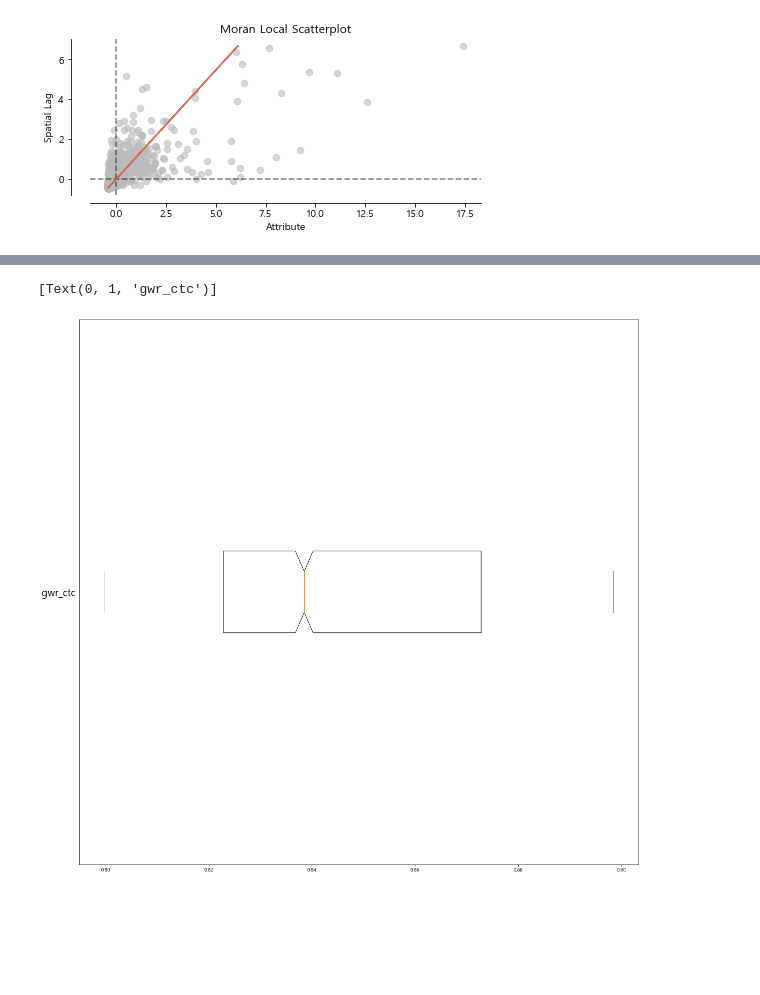
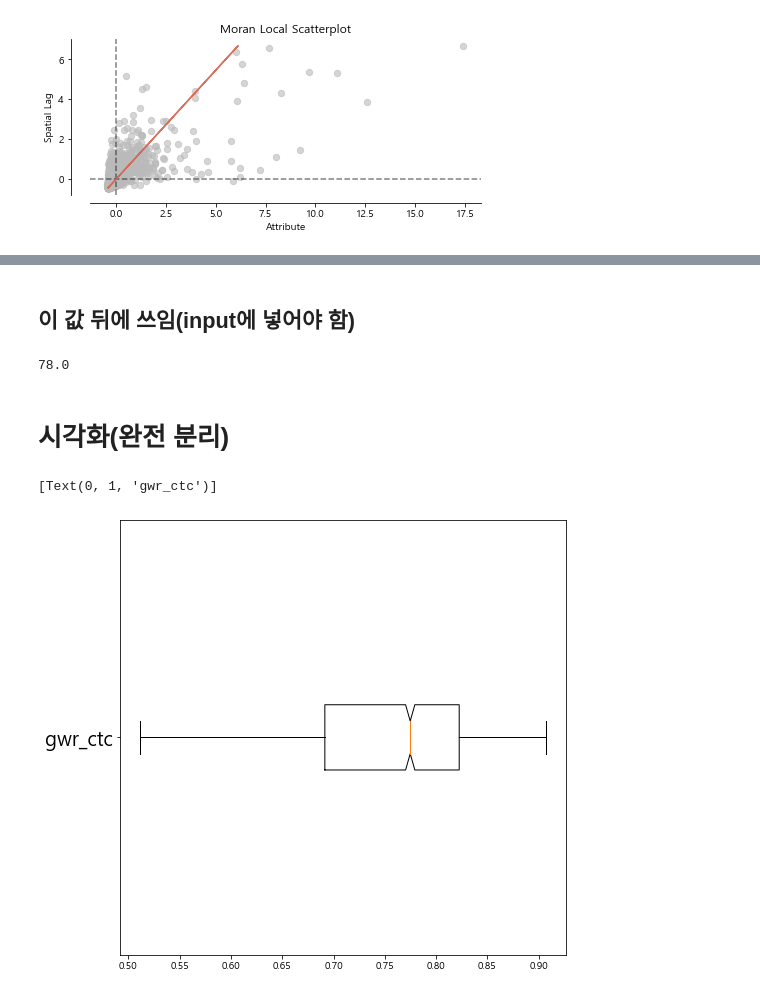
Before and after one commit to yxbxn/COMPAS2021-Suwon, a Jupyter notebook: 지리가중회귀-수원시.ipynb, the cells around one changed output, grey strips where cells are left out. Drawn from its saved outputs; the diff is of its cells as text; code cells hidden in the pictures; blank space fills up the shorter version.

```diff
--- a/지리가중회귀-수원시.ipynb
+++ b/지리가중회귀-수원시.ipynb
@@ -23,11 +23,18 @@ from folium.plugins import HeatMap, MarkerCluster
 from geopandas import GeoDataFrame
 from folium import Choropleth
 import matplotlib
+matplotlib.rcParams['axes.unicode_minus'] = False
 from datetime import datetime
+import seaborn as sns
 # GetCompasData로 주피터 노트북 경로에 파일 저장
 import pandas as pd
 import geopandas as gpd
 import matplotlib.pyplot as plt
 from shapely.geometry import Point, Polygon, LineString
 from fiona.crs import from_string
+from splot.esda import moran_scatterplot
+from splot.esda import lisa_cluster
+from mgwr.utils import shift_colormap, truncate_colormap
+import statsmodels.api as sm
+
 matplotlib.rcParams['font.family']="Malgun Gothic"
@@ -750,0 +710,7 @@ pd.DataFrame(gwr_result_ctc.y_bar).to_csv('pred_ctc.csv')
+# %% [markdown]
+## 이 값 뒤에 쓰임(input에 넣어야 함)
+# %%
+####### 반드시 기억 후 복붙하기 ########
+gwr_bw_ctc
+# %% [output]
+78.0
@@ -751,11 +722,14 @@ pd.DataFrame(gwr_result_ctc.y_bar).to_csv('pred_ctc.csv')
+# %% [markdown]
+# 시각화(완전 분리)
 # %%
 #모델별 R2 분포 확인
+localr2=np.load("gwr_localr2.npy")
 
-plt.figure(figsize=(20, 20))
-plt.boxplot([gwr_result_ctc.localR2.reshape(-1,)],
+plt.figure(figsize=(8, 8))
+plt.boxplot([localr2.reshape(-1,)],
             vert=False, notch=True, sym="")
 plt.gca().set_yticklabels(['gwr_ctc'],
                           rotation=0, fontsize=20)
 # %% [output]
 [Text(0, 1, 'gwr_ctc')]
-[figure, old version]
+[figure, new version]
```
Also changed, not shown: parts of 72 cells of this notebook, 1 other file.
